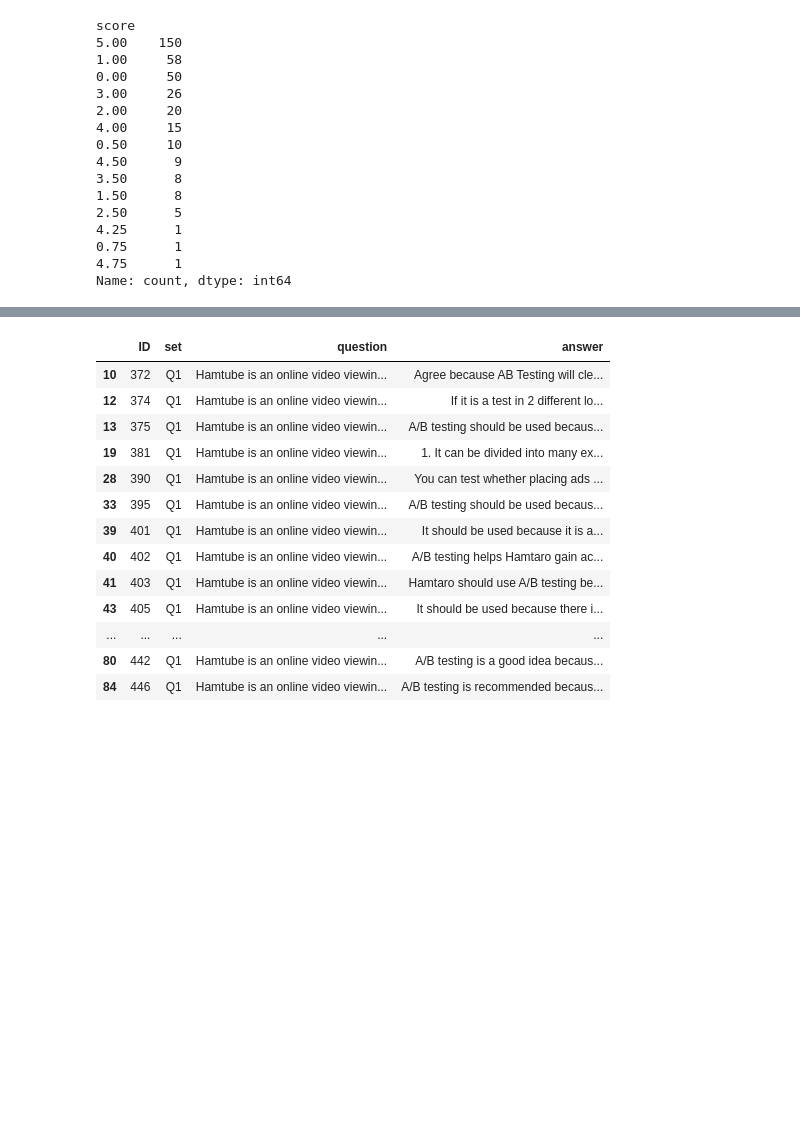
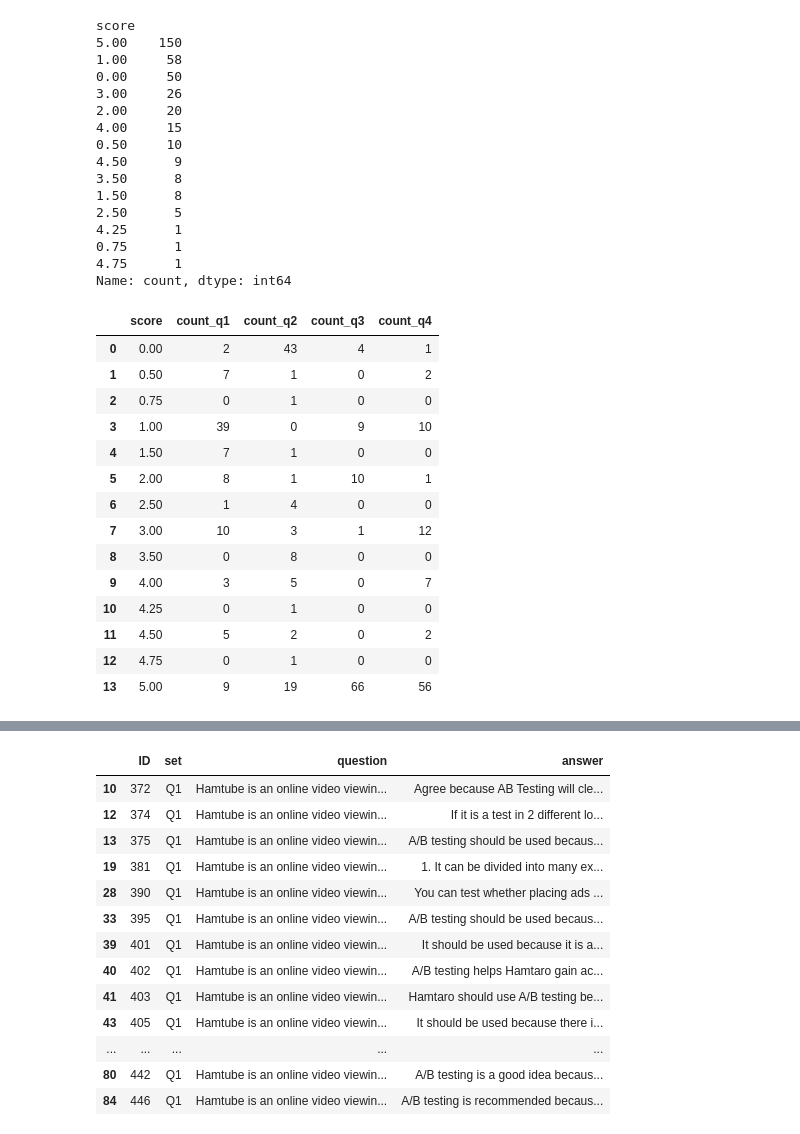
Before and after one commit to bookpanda/2110572-NLP-SYS, a Jupyter notebook: codes/midterm/midterm_prompt.ipynb, the cells around one changed output, grey strips where cells are left out. Cells and saved outputs as stored; diff of their text form; code cells hidden in the pictures; blank space fills up the shorter version.

```diff
--- a/codes/midterm/midterm_prompt.ipynb
+++ b/codes/midterm/midterm_prompt.ipynb
@@ -111,3 +117,45 @@ Q1_test = test_df[test_df['set'] == 'Q1']
 Q2_test = test_df[test_df['set'] == 'Q2']
 Q3_test = test_df[test_df['set'] == 'Q3']
 Q4_test = test_df[test_df['set'] == 'Q4']
+# %%
+def get_score_counts(df: pd.DataFrame) -> pd.DataFrame:
+    q1_counts = Q1_train['score'].value_counts().reset_index()
+    q1_counts.columns = ['score', 'count_q1']
+    q2_counts = Q2_train['score'].value_counts().reset_index()
+    q2_counts.columns = ['score', 'count_q2']
+    q3_counts = Q3_train['score'].value_counts().reset_index()
+    q3_counts.columns = ['score', 'count_q3']
+    q4_counts = Q4_train['score'].value_counts().reset_index()
+    q4_counts.columns = ['score', 'count_q4']
+
+    # merge both DataFrames on the 'score' column
+    merged_counts = (
+        q1_counts
+        .merge(q2_counts, on='score', how='outer')
+        .merge(q3_counts, on='score', how='outer')
+        .merge(q4_counts, on='score', how='outer')
+        .fillna(0)  # Replace NaN with 0
+    )
+
+    merged_counts[['count_q1', 'count_q2', 'count_q3', 'count_q4']] = merged_counts[['count_q1', 'count_q2', 'count_q3', 'count_q4']].astype(int)
+
+    return merged_counts
+# %%
+score_counts = get_score_counts(train_df)
+score_counts
+# %% [output]
+|  | score | count_q1 | count_q2 | count_q3 | count_q4 |
+| 0 | 0.00 | 2 | 43 | 4 | 1 |
+| 1 | 0.50 | 7 | 1 | 0 | 2 |
+| 2 | 0.75 | 0 | 1 | 0 | 0 |
+| 3 | 1.00 | 39 | 0 | 9 | 10 |
+| 4 | 1.50 | 7 | 1 | 0 | 0 |
+| 5 | 2.00 | 8 | 1 | 10 | 1 |
+| 6 | 2.50 | 1 | 4 | 0 | 0 |
+| 7 | 3.00 | 10 | 3 | 1 | 12 |
+| 8 | 3.50 | 0 | 8 | 0 | 0 |
+| 9 | 4.00 | 3 | 5 | 0 | 7 |
+| 10 | 4.25 | 0 | 1 | 0 | 0 |
+| 11 | 4.50 | 5 | 2 | 0 | 2 |
+| 12 | 4.75 | 0 | 1 | 0 | 0 |
+| 13 | 5.00 | 9 | 19 | 66 | 56 |
```
Also changed, not shown: parts of 11 cells of this notebook, 1 other file.
